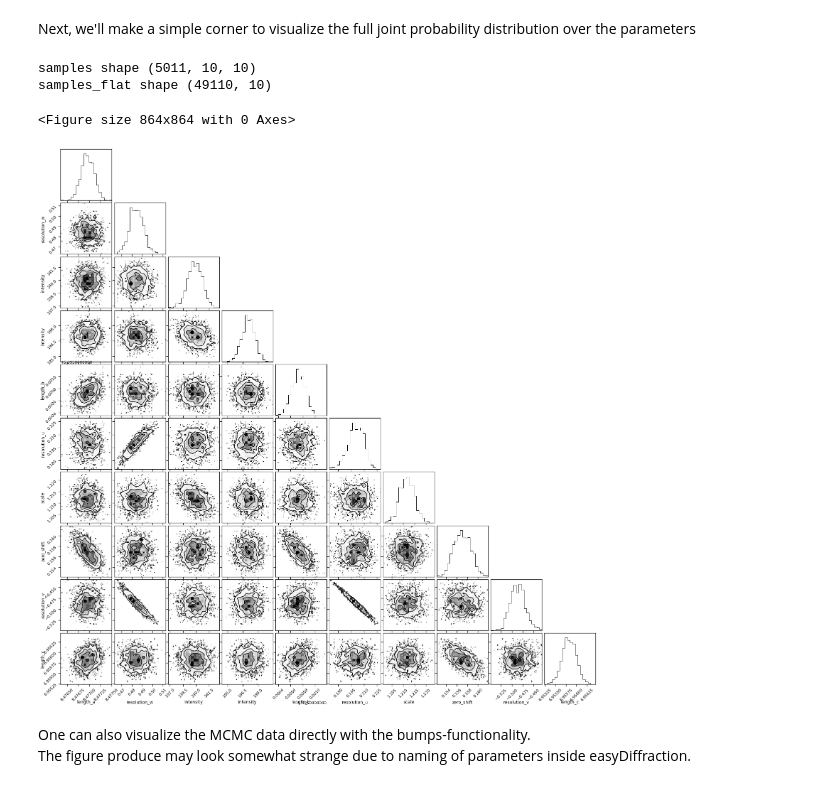
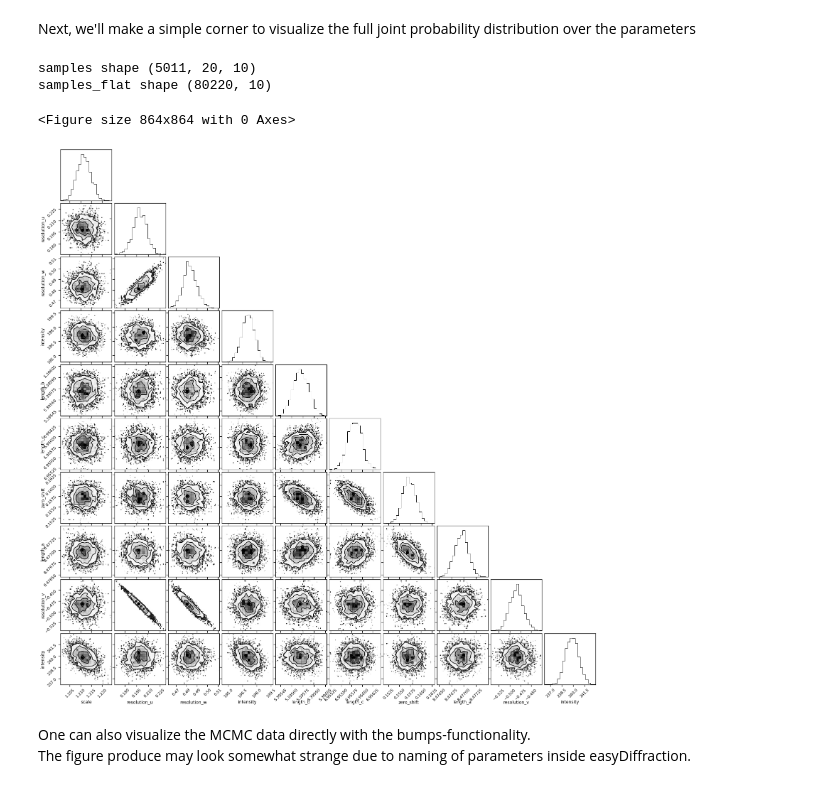
Before and after one commit to EasyScience/EasyDiffractionLibDocs, a Jupyter notebook: content/tutorials/advanced/refinement_bumps_dream.ipynb, the cells around one changed output. Cells and saved outputs as stored; diff of their text form; code cells hidden in the pictures.

```diff
--- a/content/tutorials/advanced/refinement_bumps_dream.ipynb
+++ b/content/tutorials/advanced/refinement_bumps_dream.ipynb
@@ -159,9 +159,9 @@ Note also here that the weights are set to `sqrt(y)`, since weights will be pass
 # %%
 # parameters
 n_steps = 5000
-n_burn = 500
+n_burn = 1000
 thin = 1
-pop = 1
+pop = 2
 alpha= 0.0001
 
 # weights
@@ -299,23 +302,23 @@ Next, we'll make a simple corner to visualize the full joint probability distrib
 # %%
 import corner
 
-n_throw_away = 100  # if we need to throw away more equilibration steps
+n_throw_away = 1000  # if we need to throw away more equilibration steps
 
 # flatten samples array
 samples = samples[:, :, :]
 print('samples shape', samples.shape)
 samples_flat = samples[n_throw_away:, :, :].reshape(-1, n_parameters)
 print('samples_flat shape', samples_flat.shape)
 
 # corner plot
 fig = plt.figure(figsize=(12, 12))
 corner.corner(samples_flat, labels=bumps_parameter_names)
 fig.tight_layout()
 # %% [output]
-samples shape (5011, 10, 10)
-samples_flat shape (49110, 10)
+samples shape (5011, 20, 10)
+samples_flat shape (80220, 10)
 <Figure size 864x864 with 0 Axes>
-[figure, old version]
+[figure, new version]
 # %% [markdown]
 One can also visualize the MCMC data directly with the bumps-functionality.
 The figure produce may look somewhat strange due to naming of parameters inside easyDiffraction.
```
Also changed, not shown: parts of 7 cells of this notebook, 2 other files.
